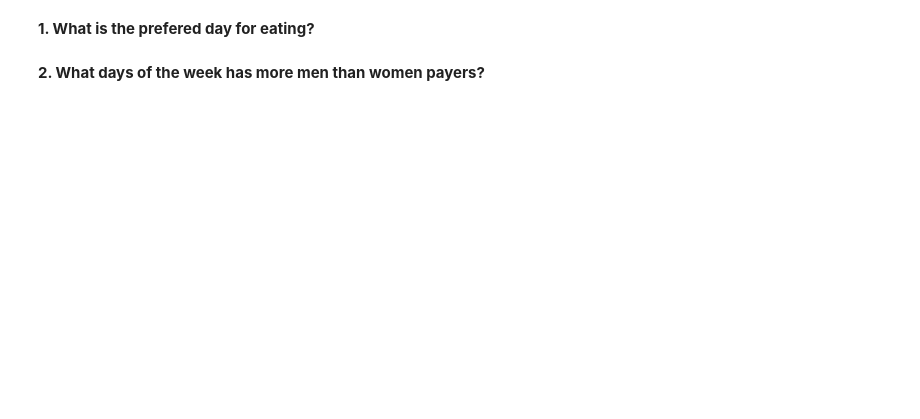
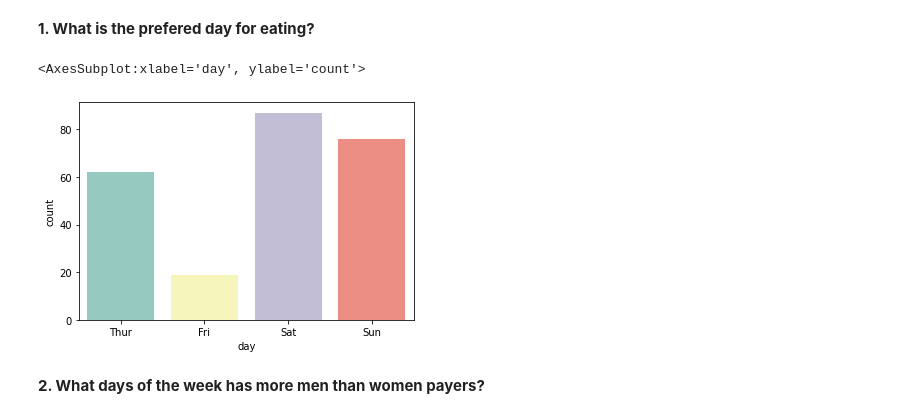
Before and after one commit to Ironhack-Data-Madrid-Enero-2021/lab-visualization-intro, a Jupyter notebook: your-code/challenge-1.ipynb, the cells around one changed output. Saved outputs shown, nothing was run; the diff lists cells and outputs as text; code cells hidden in the pictures; blank space fills up the shorter version.

```diff
--- a/your-code/challenge-1.ipynb
+++ b/your-code/challenge-1.ipynb
@@ -32,0 +17,3 @@ sns.load_dataset("tips")
+# %%
+tips = sns.load_dataset("tips")
+tips.head(10)
@@ -33,4 +32,10 @@ sns.load_dataset("tips")
 # %% [markdown]
 **1. What is the prefered day for eating?**
+# %%
+sns.countplot(x=tips.day, palette="Set3")
+#El día preferido es el sabado.
+# %% [output]
+<AxesSubplot:xlabel='day', ylabel='count'>
+[figure, added]
 # %% [markdown]
 **2. What days of the week has more men than women payers?**
```
Also changed, not shown: parts of 6 cells of this notebook.
